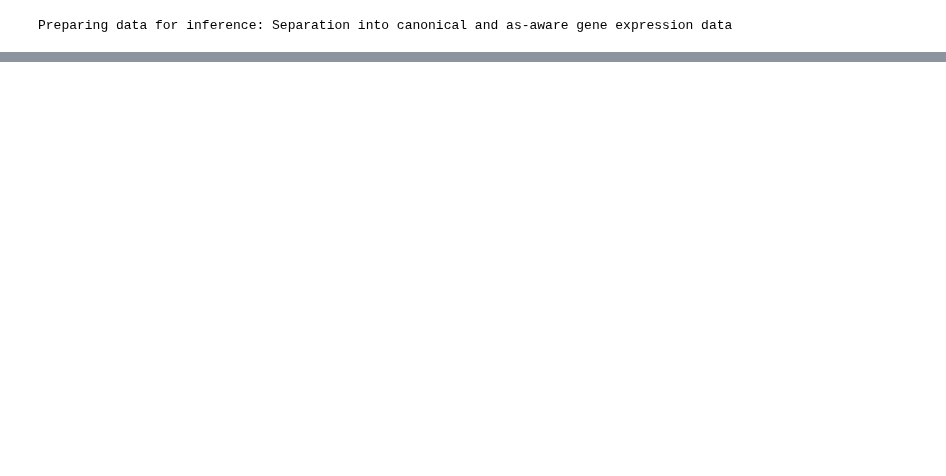
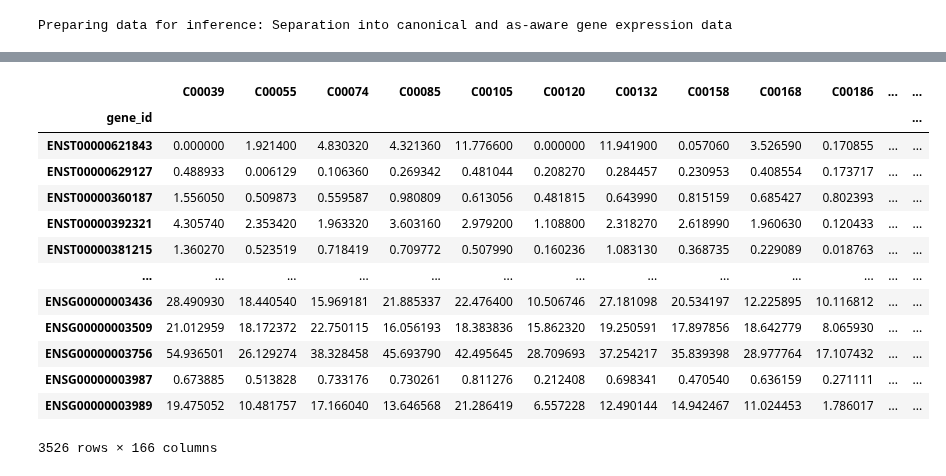
Before and after one commit to bionetslab/alternet, a Jupyter notebook: src/alternet/alternet_tutorial.ipynb, the cells around one changed output, grey strips where cells are left out. Saved outputs shown, nothing was run; the diff lists cells and outputs as text; code cells hidden in the pictures; blank space fills up the shorter version.

Commit message:
reorganize files, delete obsolete code, remove misleading transcript information in isoform table

```diff
--- a/src/alternet/alternet_tutorial.ipynb
+++ b/src/alternet/alternet_tutorial.ipynb
@@ -64,6 +48,11 @@ gene_data= gene_data.T
+# %%
+gene_data = transcript_data.groupby('gene_id').sum()
+# %%
+gene_data = gene_data.drop(columns={'transcript_id'})
 # %%
 gene_data.index.name = 'gene_id'
 gene_data = gene_data.reset_index()
+gene_data = gene_data.iloc[0:40, ]
 # %%
 
 ## Subset the samples of interest
@@ -119,2 +92,19 @@ Preparing data for inference: Separation into canonical and as-aware gene expres
+# %%
+data_asware
+# %% [output]
+|  | C00039 | C00055 | C00074 | C00085 | C00105 | C00120 | C00132 | C00158 | C00168 | C00186 | ... | ... |
+| gene_id |  |  |  |  |  |  |  |  |  |  |  | ... |
+| ENST00000621843 | 0.000000 | 1.921400 | 4.830320 | 4.321360 | 11.776600 | 0.000000 | 11.941900 | 0.057060 | 3.526590 | 0.170855 | ... | ... |
+| ENST00000629127 | 0.488933 | 0.006129 | 0.106360 | 0.269342 | 0.481044 | 0.208270 | 0.284457 | 0.230953 | 0.408554 | 0.173717 | ... | ... |
+| ENST00000360187 | 1.556050 | 0.509873 | 0.559587 | 0.980809 | 0.613056 | 0.481815 | 0.643990 | 0.815159 | 0.685427 | 0.802393 | ... | ... |
+| ENST00000392321 | 4.305740 | 2.353420 | 1.963320 | 3.603160 | 2.979200 | 1.108800 | 2.318270 | 2.618990 | 1.960630 | 0.120433 | ... | ... |
+| ENST00000381215 | 1.360270 | 0.523519 | 0.718419 | 0.709772 | 0.507990 | 0.160236 | 1.083130 | 0.368735 | 0.229089 | 0.018763 | ... | ... |
+| ... | ... | ... | ... | ... | ... | ... | ... | ... | ... | ... | ... | ... |
+| ENSG00000003436 | 28.490930 | 18.440540 | 15.969181 | 21.885337 | 22.476400 | 10.506746 | 27.181098 | 20.534197 | 12.225895 | 10.116812 | ... | ... |
+| ENSG00000003509 | 21.012959 | 18.172372 | 22.750115 | 16.056193 | 18.383836 | 15.862320 | 19.250591 | 17.897856 | 18.642779 | 8.065930 | ... | ... |
+| ENSG00000003756 | 54.936501 | 26.129274 | 38.328458 | 45.693790 | 42.495645 | 28.709693 | 37.254217 | 35.839398 | 28.977764 | 17.107432 | ... | ... |
+| ENSG00000003987 | 0.673885 | 0.513828 | 0.733176 | 0.730261 | 0.811276 | 0.212408 | 0.698341 | 0.470540 | 0.636159 | 0.271111 | ... | ... |
+| ENSG00000003989 | 19.475052 | 10.481757 | 17.166040 | 13.646568 | 21.286419 | 6.557228 | 12.490144 | 14.942467 | 11.024453 | 1.786017 | ... | ... |
+3526 rows × 166 columns
 # %%
 # get isoform categories
```
Also changed, not shown: parts of 26 cells of this notebook, 11 other files.
